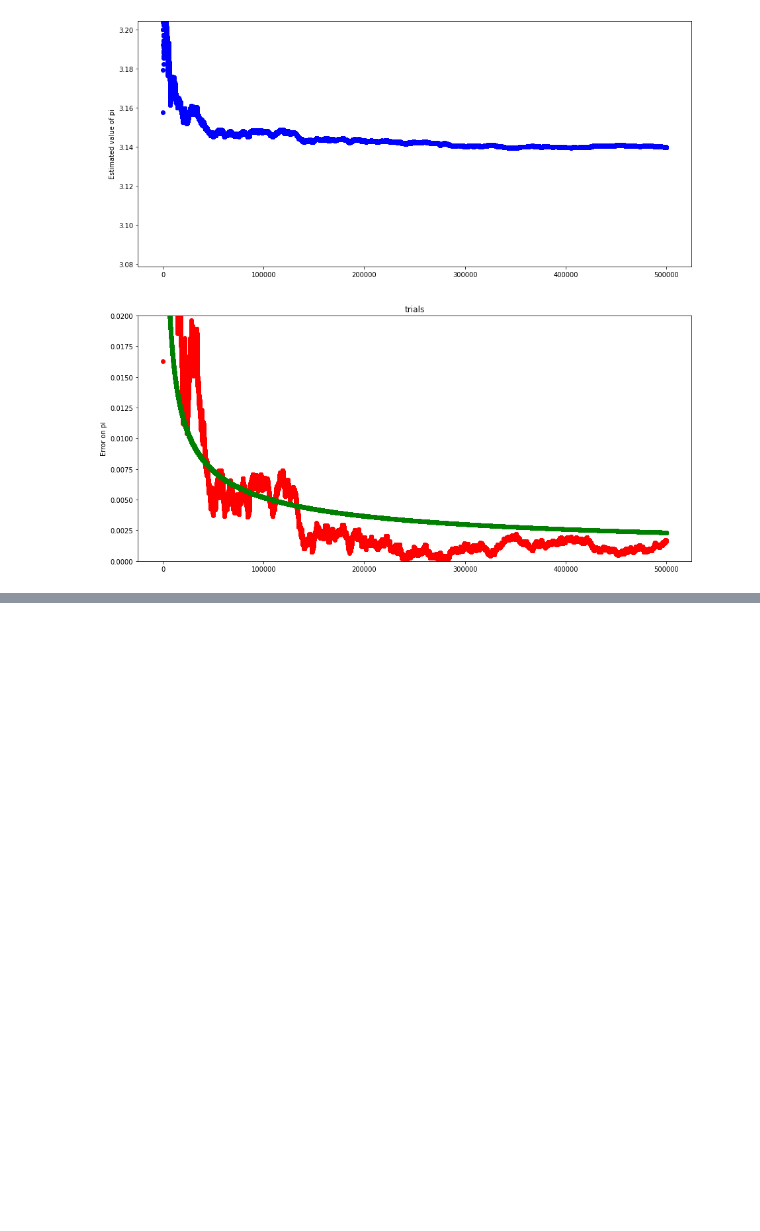
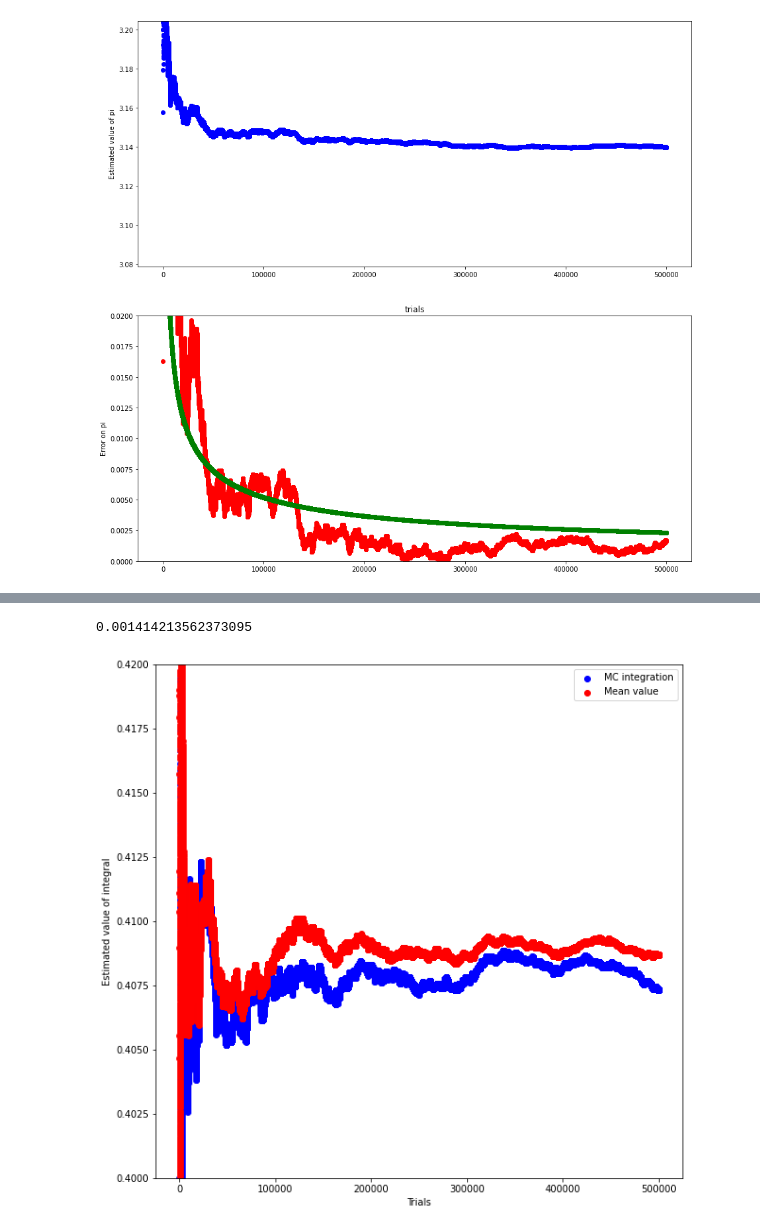
Before and after one commit to NIUCompPhys/Spring2021, a Jupyter notebook: temp2_pynb.ipynb, the cells around one changed output, grey strips where cells are left out. Cells and saved outputs as stored; diff of their text form; code cells hidden in the pictures; blank space fills up the shorter version.

```diff
--- a/temp2_pynb.ipynb
+++ b/temp2_pynb.ipynb
@@ -338,0 +418,44 @@ plot.show()
+# %%
+1./(500000**0.5)
+# %% [output]
+0.001414213562373095
+# %%
+from math import sin
+from random import random
+from matplotlib import pyplot as plot
+import numpy as np
+
+def f(x):
+  return (sin(x/(x*(2-x)*(3-x))))**4
+
+epsilon = 1e-8 ### so we don't divide by zero
+xmin=0+epsilon
+xmax=2-epsilon
+N=500000
+xlist = []
+ylist =[]
+ylist_mvm=[]
+count = 0
+sum = 0
+for i in range(N):
+  randx = 2*random()
+  randy = random()
+  val = f(randx)
+  sum = sum + val
+  if (randy < val):
+    count = count + 1
+  ylist.append(2*count/(i+1))
+  xlist.append(i+1)
+  ylist_mvm.append(2*sum/(i+1))
+
+
+ax = plot.figure(figsize=(10,10))
+plot.ylim(0.4,0.42)
+plot.scatter(xlist,ylist,color='b',label='MC integration')
+plot.scatter(xlist,ylist_mvm,color='r',label='Mean value')
+plot.legend(loc='upper right')
+plot.ylabel("Estimated value of integral")
+plot.xlabel("Trials")
+plot.show()
+# %% [output]
+[figure, added]
```
Also changed, not shown: parts of 3 cells of this notebook.
